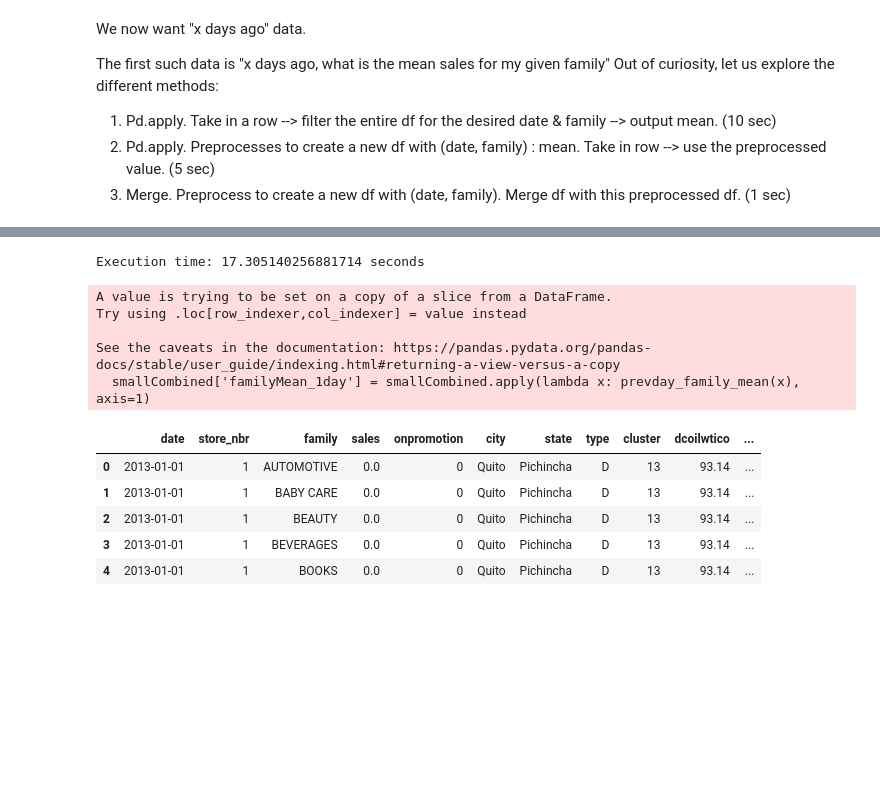
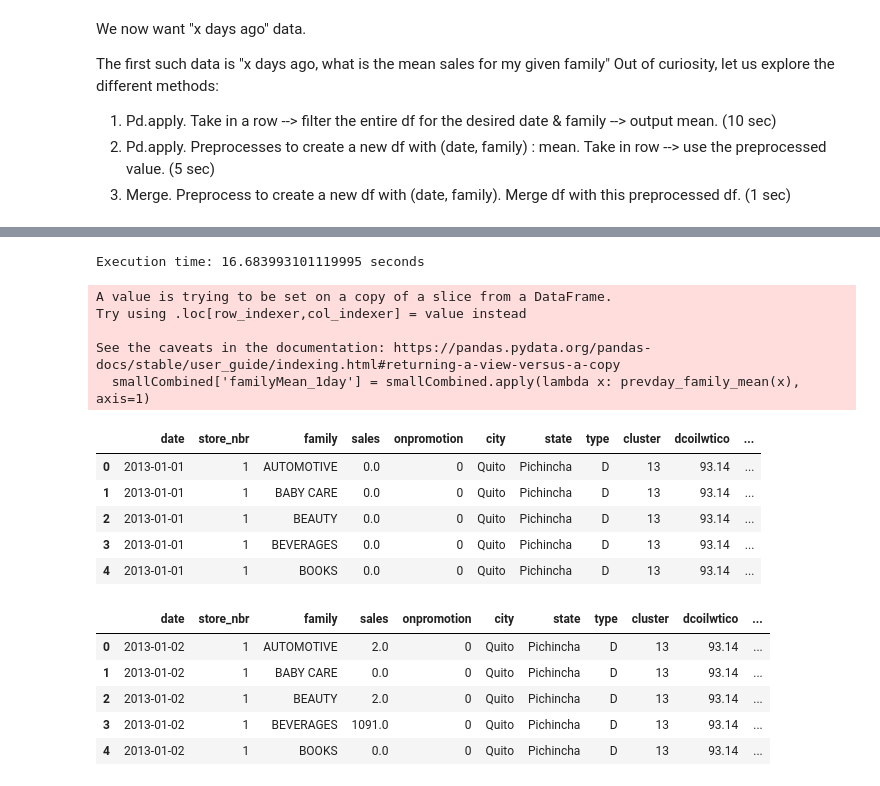
Before and after one commit to akhilkammila/store-sales, a Jupyter notebook: models.ipynb, the cells around one changed output, grey strips where cells are left out. Saved outputs shown, nothing was run; the diff lists cells and outputs as text; code cells hidden in the pictures; blank space fills up the shorter version.

```diff
--- a/models.ipynb
+++ b/models.ipynb
@@ -160,14 +160,15 @@ See the caveats in the documentation: https://pandas.pydata.org/pandas-docs/stab
 # Method 2: Preprocess and then use pd.apply --> get the preprocessed value
 # Time:
 # 10k length: 5 sec
-# 20k length: 18 sec
+# 20k length: 16.67 sec
+# Slightly faster when not unstacking familySales, and just multiIndexing
 
 def prevday_family_mean_2(row):
     prevDay = row['date'] - pd.Timedelta(day=1)
-    return familySales.at[prevDay, row['family']]
+    return familySales.at[(prevDay, row['family']), :]
 
 start_time = time.time()
-familySales = smallCombined.groupby(by=['date', 'family'])['sales'].sum().unstack()
+familySales = smallCombined.groupby(by=['date', 'family'])['sales'].mean()
 smallCombined['familyMean_1day'] = smallCombined.apply(lambda x: prevday_family_mean(x), axis=1)
 end_time = time.time()
 print(f"Execution time: {end_time - start_time} seconds")
@@ -175,7 +176,7 @@ print(f"Execution time: {end_time - start_time} seconds")
 smallCombined.describe()
 smallCombined.head()
 # %% [output]
-Execution time: 17.305140256881714 seconds
+Execution time: 16.683993101119995 seconds
 A value is trying to be set on a copy of a slice from a DataFrame.
 Try using .loc[row_indexer,col_indexer] = value instead
 
@@ -196,0 +191,24 @@ end_time = time.time()
+# %%
+# Method 3: Using merge
+# Time:
+# Combined length 20k: 0.03 sec
+#
+
+start_time = time.time()
+family_sales_shifted = smallCombined.groupby(by=['date', 'family'])['sales'].mean()
+family_sales_shifted = family_sales_shifted.unstack().shift(1).stack()
+family_sales_shifted.name = 'family_sales_1shift'
+small_combined_merged = smallCombined.merge(family_sales_shifted, on=['date', 'family'])
+
+# end_time = time.time()
+# print(f"Execution time: {end_time - start_time} seconds")
+
+display(small_combined_merged.head())
+display(small_combined_merged.tail())
+# %% [output]
+|  | date | store_nbr | family | sales | onpromotion | city | state | type | cluster | dcoilwtico | ... |
+| 0 | 2013-01-02 | 1 | AUTOMOTIVE | 2.0 | 0 | Quito | Pichincha | D | 13 | 93.14 | ... |
+| 1 | 2013-01-02 | 1 | BABY CARE | 0.0 | 0 | Quito | Pichincha | D | 13 | 93.14 | ... |
+| 2 | 2013-01-02 | 1 | BEAUTY | 2.0 | 0 | Quito | Pichincha | D | 13 | 93.14 | ... |
+| 3 | 2013-01-02 | 1 | BEVERAGES | 1091.0 | 0 | Quito | Pichincha | D | 13 | 93.14 | ... |
+| 4 | 2013-01-02 | 1 | BOOKS | 0.0 | 0 | Quito | Pichincha | D | 13 | 93.14 | ... |
```
Also changed, not shown: parts of 4 cells of this notebook.
